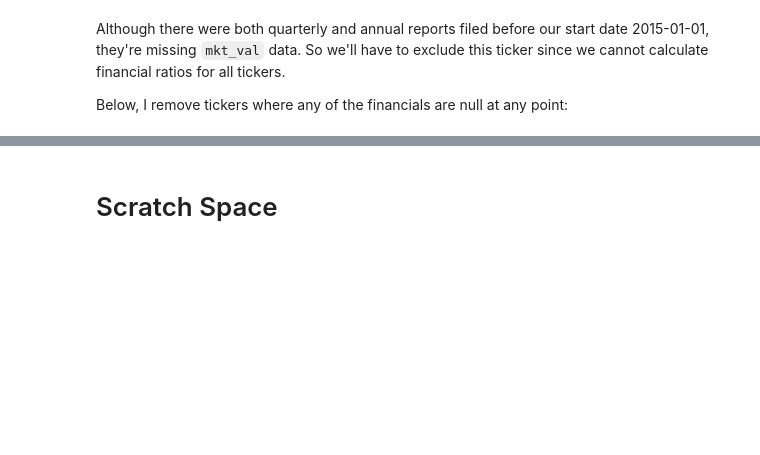
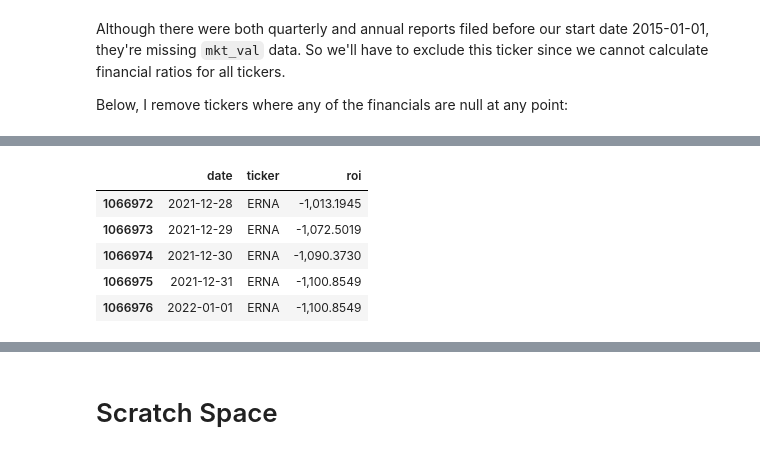
Before and after one commit to ethho/finm-33150, a Jupyter notebook: 20230126_hw3_ho_ethan_12350006.ipynb, the cells around one changed output, grey strips where cells are left out. Saved outputs shown, nothing was run; the diff lists cells and outputs as text; code cells hidden in the pictures; blank space fills up the shorter version.

```diff
--- a/20230126_hw3_ho_ethan_12350006.ipynb
+++ b/20230126_hw3_ho_ethan_12350006.ipynb
@@ -696,0 +751,9 @@ print(f"{len(null_financials)} tickers have some null value for at least one fin
+# %%
+df_no_idx[['date', 'ticker', 'roi']][df_no_idx.ticker == 'ERNA'].tail()
+# %% [output]
+|  | date | ticker | roi |
+| 1066972 | 2021-12-28 | ERNA | -1,013.1945 |
+| 1066973 | 2021-12-29 | ERNA | -1,072.5019 |
+| 1066974 | 2021-12-30 | ERNA | -1,090.3730 |
+| 1066975 | 2021-12-31 | ERNA | -1,100.8549 |
+| 1066976 | 2022-01-01 | ERNA | -1,100.8549 |
```
Also changed, not shown: parts of 26 cells of this notebook, 1 other file.
